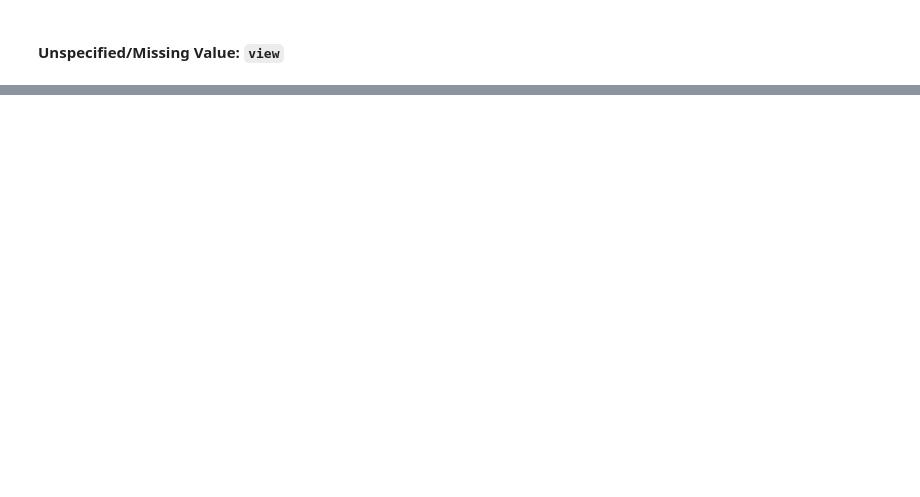
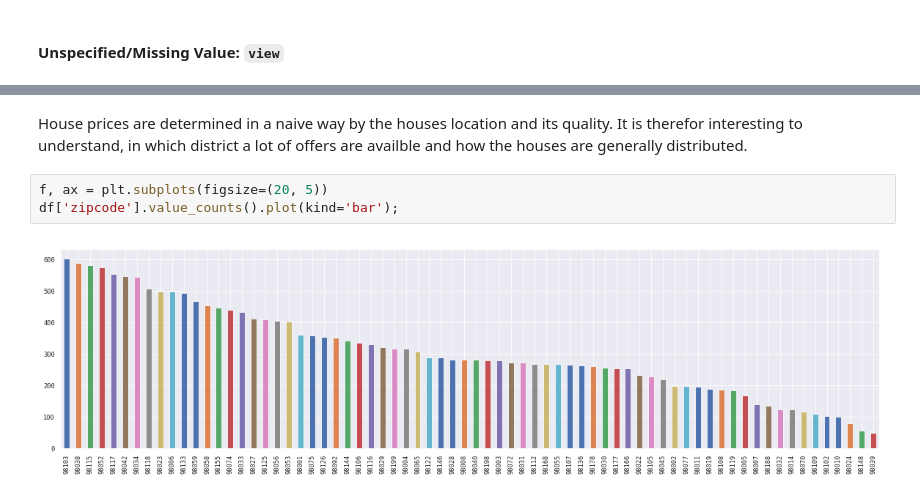
Before and after one commit to tigerarcades/nf-datascience-project001_house_prices, a Jupyter notebook: immersive_data_science_project001_eda.ipynb, the cells around one changed output, grey strips where cells are left out. Drawn from its saved outputs; the diff is of its cells as text; blank space fills up the shorter version.

```diff
--- a/immersive_data_science_project001_eda.ipynb
+++ b/immersive_data_science_project001_eda.ipynb
@@ -104,0 +306,7 @@ df[df['view'].isna()].describe()
+# %% [markdown]
+House prices are determined in a naive way by the houses location and its quality. It is therefor interesting to understand, in which district a lot of offers are availble and how the houses are generally distributed.
+# %%
+f, ax = plt.subplots(figsize=(20, 5))
+df['zipcode'].value_counts().plot(kind='bar');
+# %% [output]
+[figure, added]
```
Also changed, not shown: parts of 43 cells of this notebook.
